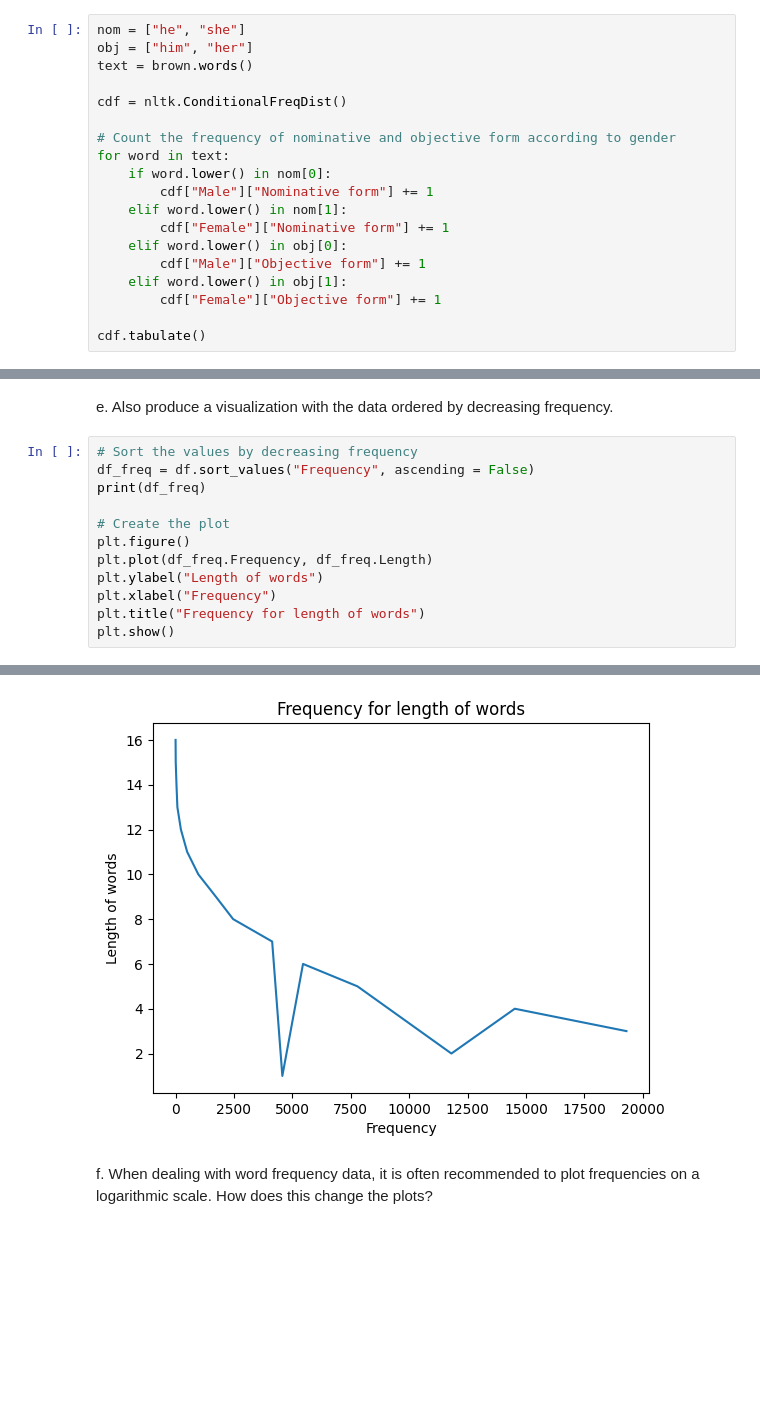
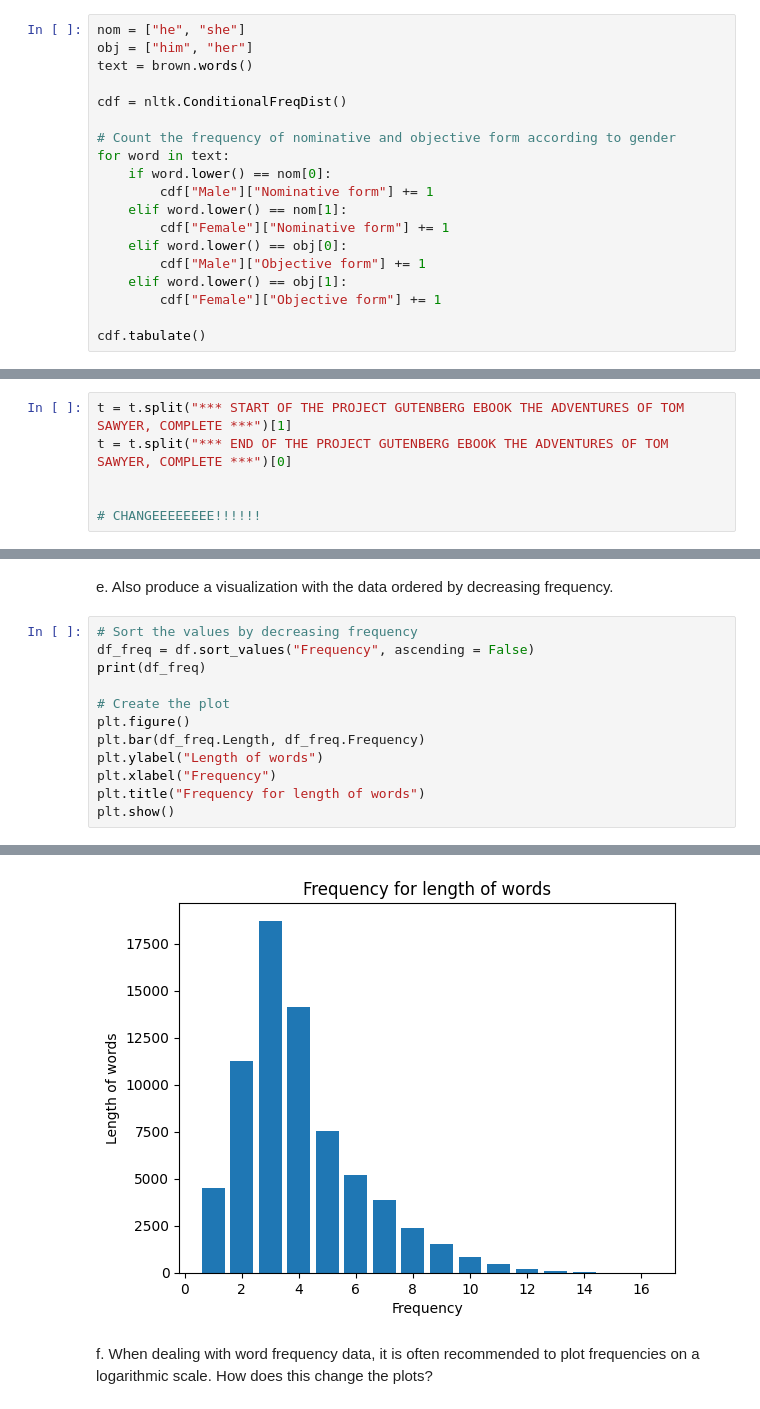
Before and after one commit to alessiasanfelici/IN4080--NLP-Exercises, a Jupyter notebook: NLP-Projects/project1.ipynb, the cells around one changed output, grey strips where cells are left out. Saved outputs shown, nothing was run; the diff lists cells and outputs as text; blank space fills up the shorter version.

```diff
--- a/NLP-Projects/project1.ipynb
+++ b/NLP-Projects/project1.ipynb
@@ -63,13 +63,13 @@ cdf = nltk.ConditionalFreqDist()
 
 # Count the frequency of nominative and objective form according to gender
 for word in text:
-    if word.lower() in nom[0]:
+    if word.lower() == nom[0]:
         cdf["Male"]["Nominative form"] += 1
-    elif word.lower() in nom[1]:
+    elif word.lower() == nom[1]:
         cdf["Female"]["Nominative form"] += 1
-    elif word.lower() in obj[0]:
+    elif word.lower() == obj[0]:
         cdf["Male"]["Objective form"] += 1
-    elif word.lower() in obj[1]:
+    elif word.lower() == obj[1]:
         cdf["Female"]["Objective form"] += 1
 
 cdf.tabulate()
@@ -195,6 +193,12 @@ t = f.read()
 a. You will see that the downloaded text contains a preamble and a long appendix about the
 Gutenberg project and copyrights. Load the file with Python and remove these parts so that you
 only use the book text.
+# %%
+t = t.split("*** START OF THE PROJECT GUTENBERG EBOOK THE ADVENTURES OF TOM SAWYER, COMPLETE ***")[1]
+t = t.split("*** END OF THE PROJECT GUTENBERG EBOOK THE ADVENTURES OF TOM SAWYER, COMPLETE ***")[0]
+
+
+# CHANGEEEEEEEE!!!!!!
 # %% [markdown]
 b. Tokenize the text, remove the punctuation marks, and produce a frequency distribution of the
 word lengths. Format this distribution as a Pandas dataframe.
@@ -289,7 +293,7 @@ print(df_freq)
 
 # Create the plot
 plt.figure()
-plt.plot(df_freq.Frequency, df_freq.Length)
+plt.bar(df_freq.Length, df_freq.Frequency)
 plt.ylabel("Length of words")
 plt.xlabel("Frequency")
 plt.title("Frequency for length of words")
@@ -315,4 +319,4 @@ plt.show()
-[figure, old version]
+[figure, new version]
 # %% [markdown]
 f. When dealing with word frequency data, it is often recommended to plot frequencies on a
 logarithmic scale. How does this change the plots?
```
Also changed, not shown: parts of 20 cells of this notebook.
